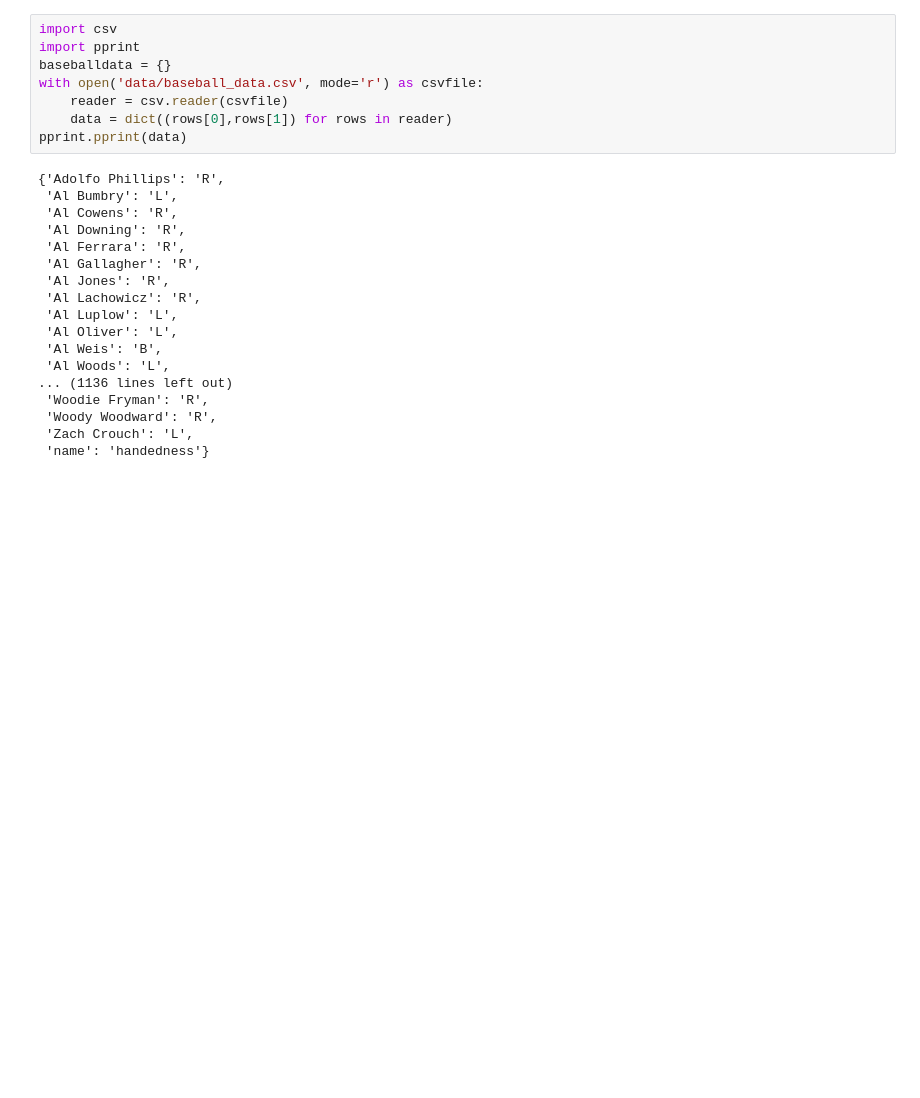
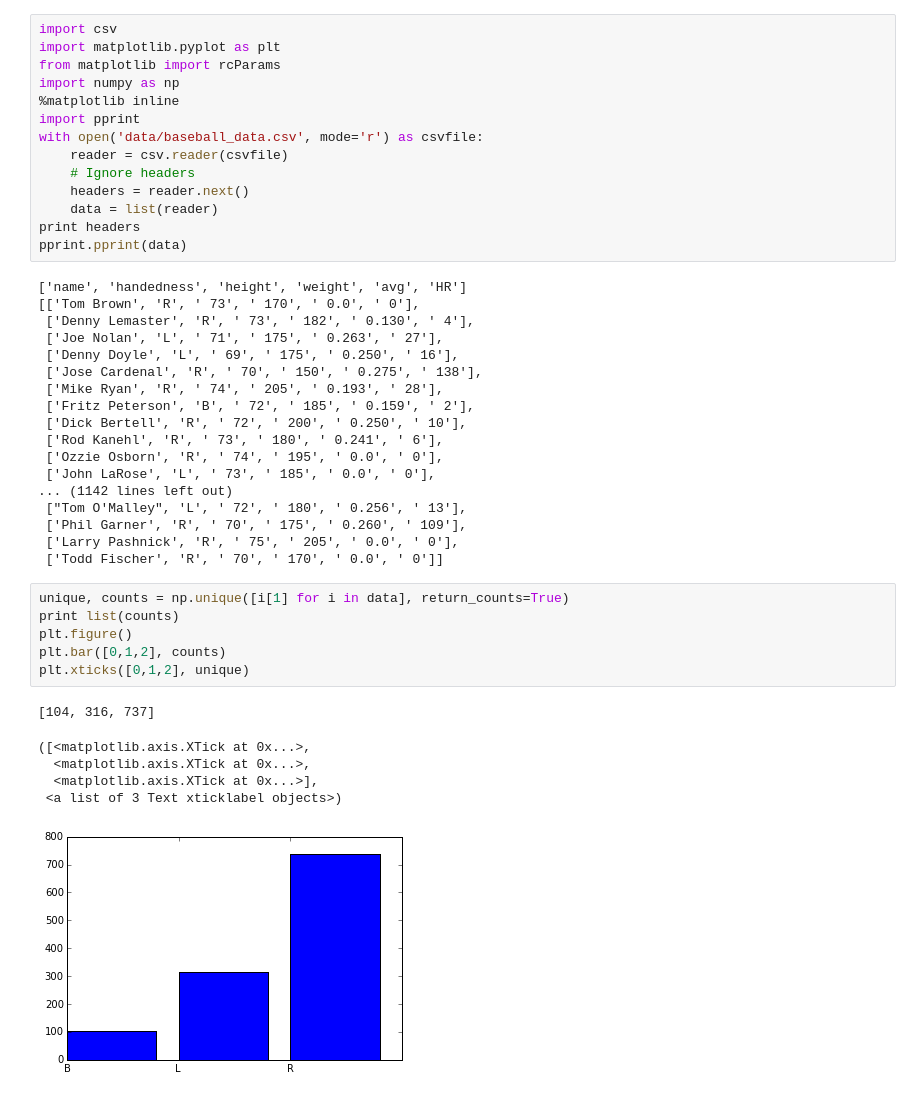
Before and after one commit to tvikkula/visualize-d3, a Jupyter notebook: explore-batters.ipynb, the cells around one changed output. Saved outputs shown, nothing was run; the diff lists cells and outputs as text; blank space fills up the shorter version.

```diff
--- a/explore-batters.ipynb
+++ b/explore-batters.ipynb
@@ -1,26 +1,45 @@
 # %%
 import csv
+import matplotlib.pyplot as plt
+from matplotlib import rcParams
+import numpy as np
+%matplotlib inline
 import pprint
-baseballdata = {}
 with open('data/baseball_data.csv', mode='r') as csvfile:
     reader = csv.reader(csvfile)
-    data = dict((rows[0],rows[1]) for rows in reader)
+    # Ignore headers
+    headers = reader.next()
+    data = list(reader)
+print headers
 pprint.pprint(data)
 # %% [output]
-{'Adolfo Phillips': 'R',
- 'Al Bumbry': 'L',
- 'Al Cowens': 'R',
- 'Al Downing': 'R',
- 'Al Ferrara': 'R',
- 'Al Gallagher': 'R',
- 'Al Jones': 'R',
- 'Al Lachowicz': 'R',
- 'Al Luplow': 'L',
- 'Al Oliver': 'L',
- 'Al Weis': 'B',
- 'Al Woods': 'L',
-... (1136 lines left out)
- 'Woodie Fryman': 'R',
- 'Woody Woodward': 'R',
- 'Zach Crouch': 'L',
- 'name': 'handedness'}
+['name', 'handedness', 'height', 'weight', 'avg', 'HR']
+[['Tom Brown', 'R', ' 73', ' 170', ' 0.0', ' 0'],
+ ['Denny Lemaster', 'R', ' 73', ' 182', ' 0.130', ' 4'],
+ ['Joe Nolan', 'L', ' 71', ' 175', ' 0.263', ' 27'],
+ ['Denny Doyle', 'L', ' 69', ' 175', ' 0.250', ' 16'],
+ ['Jose Cardenal', 'R', ' 70', ' 150', ' 0.275', ' 138'],
+ ['Mike Ryan', 'R', ' 74', ' 205', ' 0.193', ' 28'],
+ ['Fritz Peterson', 'B', ' 72', ' 185', ' 0.159', ' 2'],
+ ['Dick Bertell', 'R', ' 72', ' 200', ' 0.250', ' 10'],
+ ['Rod Kanehl', 'R', ' 73', ' 180', ' 0.241', ' 6'],
+ ['Ozzie Osborn', 'R', ' 74', ' 195', ' 0.0', ' 0'],
+ ['John LaRose', 'L', ' 73', ' 185', ' 0.0', ' 0'],
+... (1142 lines left out)
+ ["Tom O'Malley", 'L', ' 72', ' 180', ' 0.256', ' 13'],
+ ['Phil Garner', 'R', ' 70', ' 175', ' 0.260', ' 109'],
+ ['Larry Pashnick', 'R', ' 75', ' 205', ' 0.0', ' 0'],
+ ['Todd Fischer', 'R', ' 70', ' 170', ' 0.0', ' 0']]
+# %%
+unique, counts = np.unique([i[1] for i in data], return_counts=True)
+print list(counts)
+plt.figure()
+plt.bar([0,1,2], counts)
+plt.xticks([0,1,2], unique)
+# %% [output]
+[104, 316, 737]
+([<matplotlib.axis.XTick at 0x...>,
+  <matplotlib.axis.XTick at 0x...>,
+  <matplotlib.axis.XTick at 0x...>],
+ <a list of 3 Text xticklabel objects>)
+[figure, added]
```
